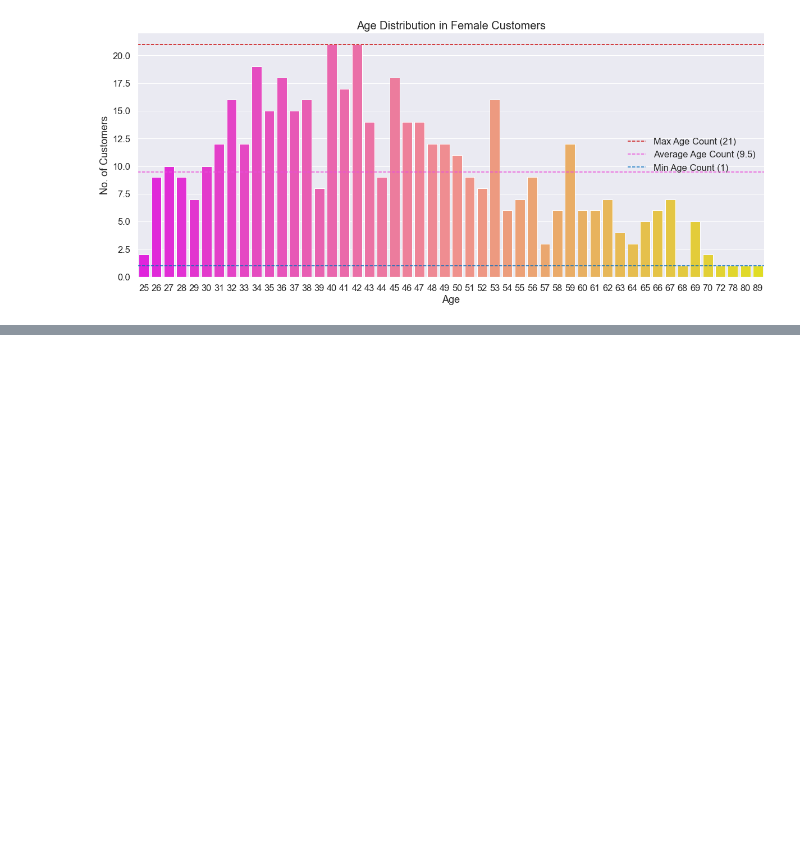
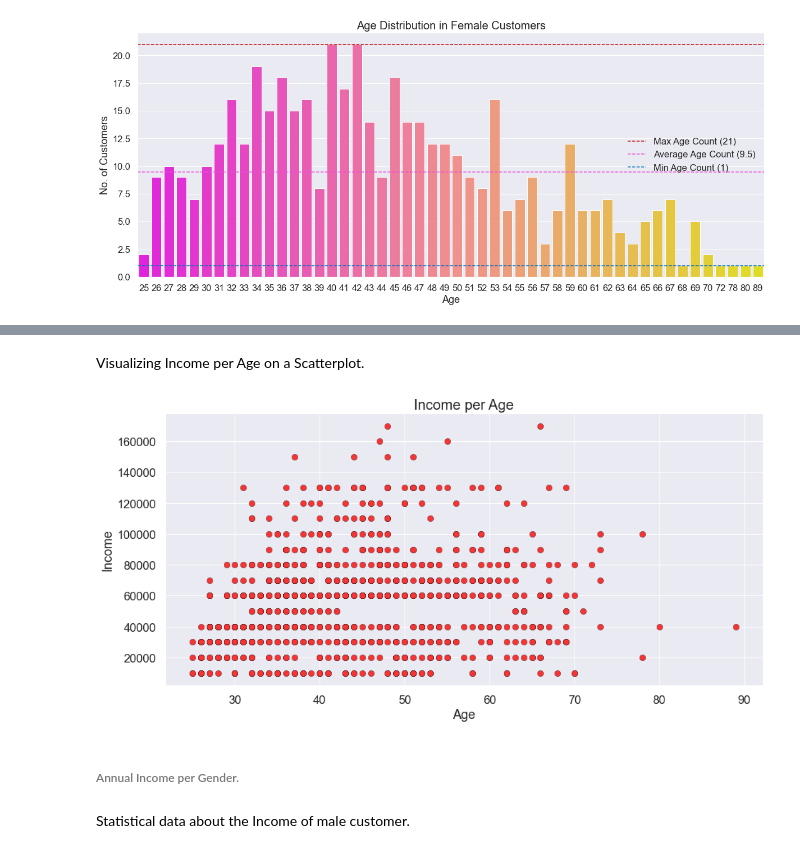
Before and after one commit to balachander712/customer-segmentation, a Jupyter notebook: customer-segmentation.ipynb, the cells around one changed output, grey strips where cells are left out. Drawn from its saved outputs; the diff is of its cells as text; code cells hidden in the pictures; blank space fills up the shorter version.

```diff
--- a/customer-segmentation.ipynb
+++ b/customer-segmentation.ipynb
@@ -535,0 +572,16 @@ plt.show()
+# %% [markdown]
+Visualizing Income per Age on a Scatterplot.
+# %%
+fig, ax = plt.subplots(figsize=(15,7))
+sns.set(font_scale=1.5)
+ax = sns.scatterplot(y=data['Income'], x=data['Age'], color='#f73434', s=70,edgecolor='black', linewidth=0.3)
+ax.set_ylabel('Income')
+
+plt.title('Income per Age', fontsize = 20)
+plt.show()
+# %% [output]
+[figure, added]
+# %% [markdown]
+###### Annual Income per Gender.
+# %% [markdown]
+Statistical data about the Income of male customer.
```
Also changed, not shown: parts of 28 cells of this notebook.
